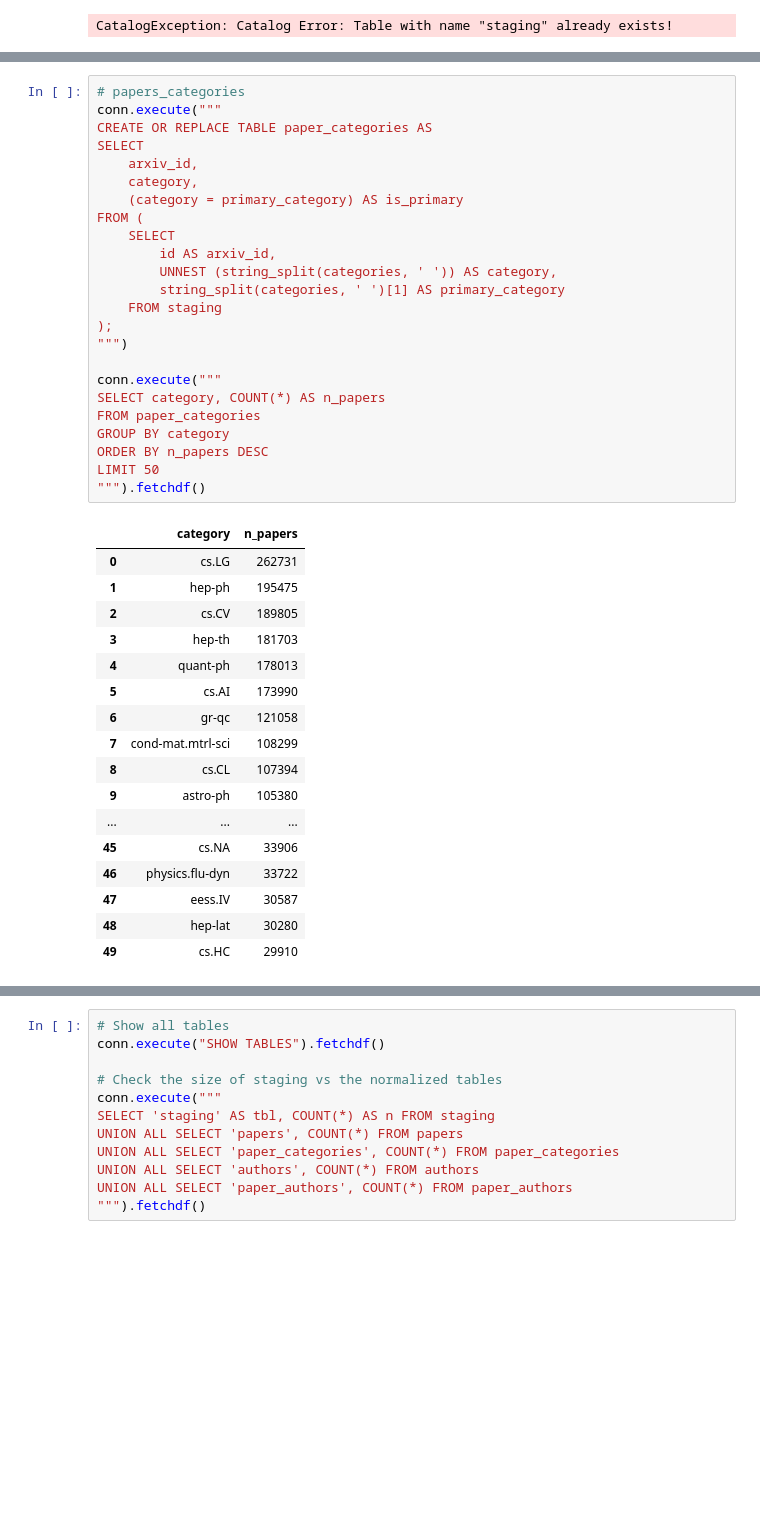
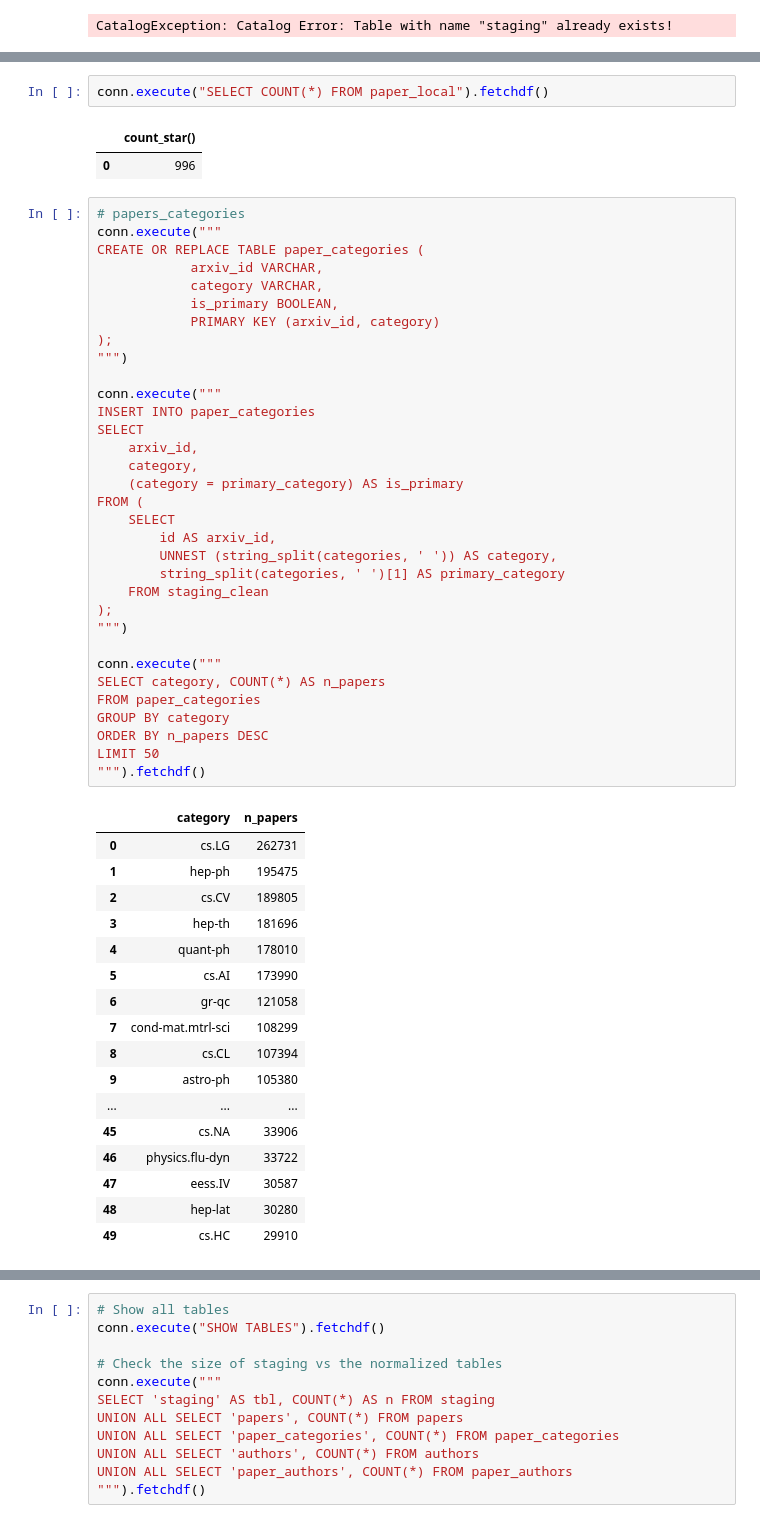
Before and after one commit to Julien-Pgn/SciRex, a Jupyter notebook: notebooks/db_build.ipynb, the cells around one changed output, grey strips where cells are left out. Drawn from its saved outputs; the diff is of its cells as text; blank space fills up the shorter version.

```diff
--- a/notebooks/db_build.ipynb
+++ b/notebooks/db_build.ipynb
@@ -178,34 +249,48 @@ CREATE OR REPLACE TABLE ingestion_runs (
+# %%
+conn.execute("SELECT COUNT(*) FROM paper_local").fetchdf()
+# %% [output]
+|  | count_star() |
+| 0 | 996 |
 # %%
 # papers_categories
 conn.execute("""
-CREATE OR REPLACE TABLE paper_categories AS
+CREATE OR REPLACE TABLE paper_categories (
+            arxiv_id VARCHAR,
+            category VARCHAR,
+            is_primary BOOLEAN,
+            PRIMARY KEY (arxiv_id, category)
+);
+""")
+
+conn.execute("""
+INSERT INTO paper_categories
 SELECT
     arxiv_id,
     category,
     (category = primary_category) AS is_primary
 FROM (
     SELECT
         id AS arxiv_id,
         UNNEST (string_split(categories, ' ')) AS category,
         string_split(categories, ' ')[1] AS primary_category
-    FROM staging
+    FROM staging_clean
 );
 """)
 
 conn.execute("""
 SELECT category, COUNT(*) AS n_papers
 FROM paper_categories
 GROUP BY category
 ORDER BY n_papers DESC
 LIMIT 50
 """).fetchdf()
 # %% [output]
 |  | category | n_papers |
 | 0 | cs.LG | 262731 |
 | 1 | hep-ph | 195475 |
 | 2 | cs.CV | 189805 |
-| 3 | hep-th | 181703 |
-| 4 | quant-ph | 178013 |
+| 3 | hep-th | 181696 |
+| 4 | quant-ph | 178010 |
 | 5 | cs.AI | 173990 |
 | 6 | gr-qc | 121058 |
 | 7 | cond-mat.mtrl-sci | 108299 |
```
Also changed, not shown: parts of 15 cells of this notebook, 3 other files.
